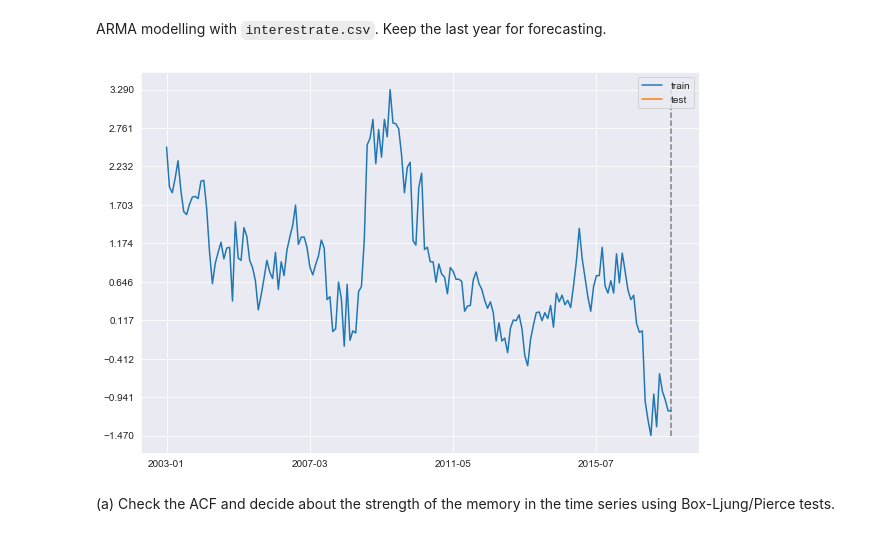
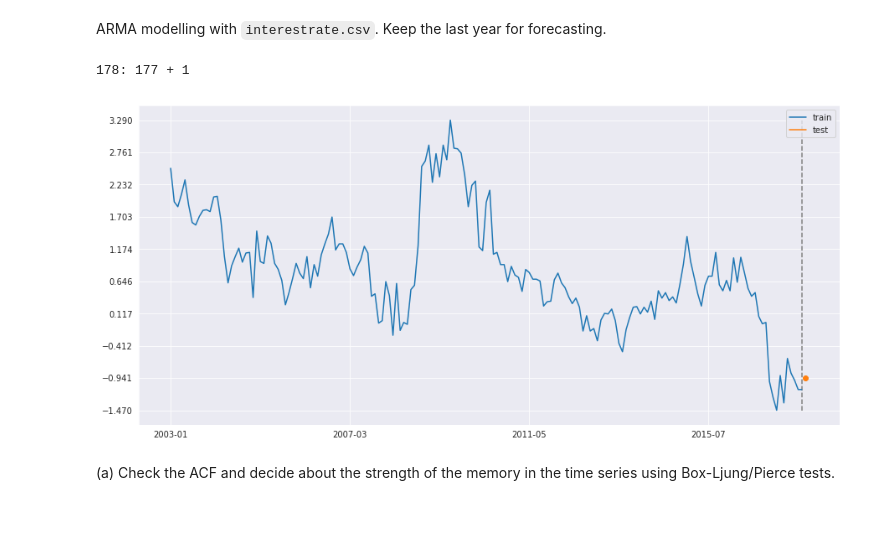
Before and after one commit to ylochman/apps-time-series, a Jupyter notebook: Assignment-1.ipynb, the cells around one changed output. Drawn from its saved outputs; the diff is of its cells as text; code cells hidden in the pictures.

```diff
--- a/Assignment-1.ipynb
+++ b/Assignment-1.ipynb
@@ -40,16 +40,29 @@ CrudeOil = pd.read_csv('data/CrudeOil.csv', header=0, index_col=0, squeeze=True)
 # %% [markdown]
 Simple forecasting and forecasting with exponential smoothing with `BeerWineUS.csv`. Begin the forecasting starting with the observation 201. Thus the out-of-sample performance of the below methods will be assessed using the forecasts for the periods 201 to 311.
 # %%
-def show_series(train, test):
+def show_series(train, test, test_df=None):
+    if isinstance(test, np.ndarray):
+        assert test_df is not None
+        test = pd.Series(test, index=test_df.index)
     minv = stack((train.values, test.values)).min()
     maxv = stack((train.values, test.values)).max()
-    plt.plot(train.index, train.values, label='train')
+    plt.plot(train.index, train.values, label='train', color='C0')
     plt.vlines(train.index[-1], min(0, minv), maxv, 'gray', '--')
-    plt.plot(test.index, test.values, label='test')
+    plt.plot(test.index, test.values, label='test', color='C1')
+    if len(test) == 1:
+        plt.scatter(test.index, test.values, color='C1')
     plt.legend()
     plt.xticks(stack((train.index, test.index))[::50])
     plt.yticks(stack(np.linspace(min(0, minv), maxv, 10)))
 #     plt.show()
+
+def split_ts(series, n_train):
+    train = series.iloc[:n_train]
+    test = series.iloc[n_train:]
+    n_test = len(test)
+    print('{}: {} + {}'.format(N, n_train, n_test))
+    show_series(train, test)
+    return train, test, n_test
 # %%
 mpl.rcParams['figure.figsize'] = (10,7)
 N = len(BeerWine)
@@ -183,0 +170,15 @@ ACF(test, holtWinters_forecast)
+# %%
+mpl.rcParams['figure.figsize'] = (10,4)
+def ACF(y, y_pred=None, nlags=None, alpha=0.05, title=''):
+    if y_pred is not None:
+        y = y - y_pred
+    nlags = len(y)//2 if nlags is None else nlags
+    acfs, confs = acf(y, nlags=nlags, alpha=alpha)
+#     plt.plot(confs[:,0], 'k--')
+#     plt.plot(confs[:,1], 'k--')
+    plt.stem(acfs, markerfmt='|')
+    plt.title(title)
+    plt.show()
+
+for k in keys:
+    ACF(test, forecasts[k], title=k)
@@ -188,14 +365,13 @@ ACF(test, holtWinters_forecast)
 # %% [markdown]
 ARMA modelling with `interestrate.csv`. Keep the last year for forecasting.
 # %%
-mpl.rcParams['figure.figsize'] = (10,7)
+mpl.rcParams['figure.figsize'] = (15,7)
+
 N = len(interestrate)
 n_train = N-1
-train = interestrate.iloc[:n_train]
-test = interestrate.iloc[n_train:]
-n_test = len(test)
-show_series(train, test)
+train, test, n_test = split_ts(interestrate, n_train)
 # %% [output]
+178: 177 + 1
-[figure, old version]
+[figure, new version]
 # %% [markdown]
 (a) Check the ACF and decide about the strength of the memory in the time series using Box-Ljung/Pierce tests.
```
Also changed, not shown: parts of 18 cells of this notebook, 1 other file.
